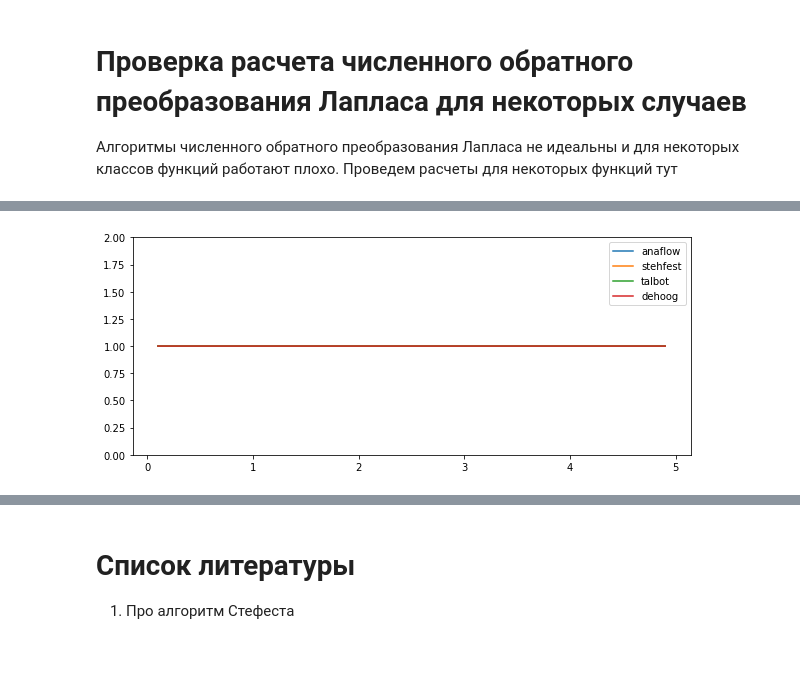
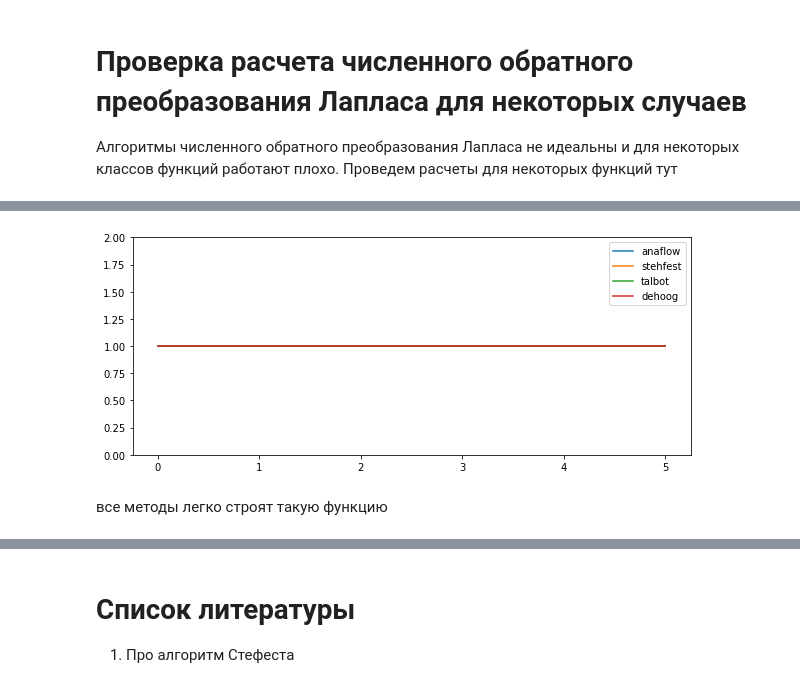
Before and after one commit to khabibullinra/welltest_examples, a Jupyter notebook: jupyter/99_some_technical_staff.ipynb, the cells around one changed output, grey strips where cells are left out. Drawn from its saved outputs; the diff is of its cells as text; code cells hidden in the pictures; blank space fills up the shorter version.

```diff
--- a/jupyter/99_some_technical_staff.ipynb
+++ b/jupyter/99_some_technical_staff.ipynb
@@ -288,20 +281,22 @@ plt.show()
 # %%
 def pdl0(s):
     return 1/s
 
 pd0_0 = get_lap_inv(pdl0)
 pd0_1 = lambda s: invertlaplace(pdl0, s, method='stehfest', degree=5)
 pd0_2 = lambda s: invertlaplace(pdl0, s, method='talbot', degree=5)
 pd0_3 = lambda s: invertlaplace(pdl0, s, method='dehoog', degree=5)
 
-x=np.arange(0.1, 5, 0.1)
+x=np.linspace(1e-10, 5, 50)
 plt.plot(x, pd0_0(x), label ='anaflow')
 plt.plot(x, list(map(pd0_1,x)), label ='stehfest')
 plt.plot(x, list(map(pd0_2,x)), label ='talbot')
 plt.plot(x, list(map(pd0_3,x)), label ='dehoog')
 
 plt.ylim(0,2)
 plt.legend()
 plt.show()
 # %% [output]
-[figure, old version]
+[figure, new version]
+# %% [markdown]
+все методы легко строят такую функцию
```
Also changed, not shown: parts of 22 cells of this notebook, 2 other files.
